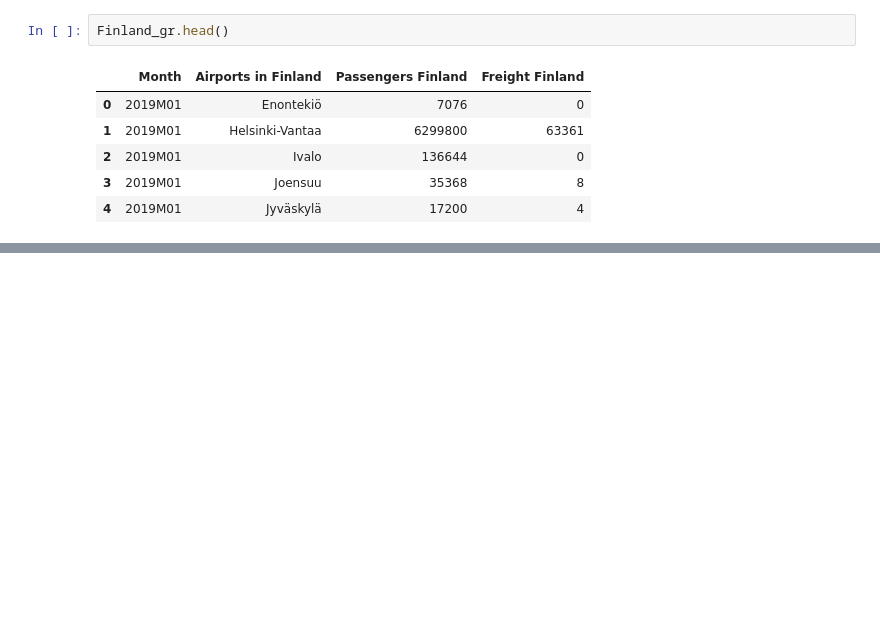
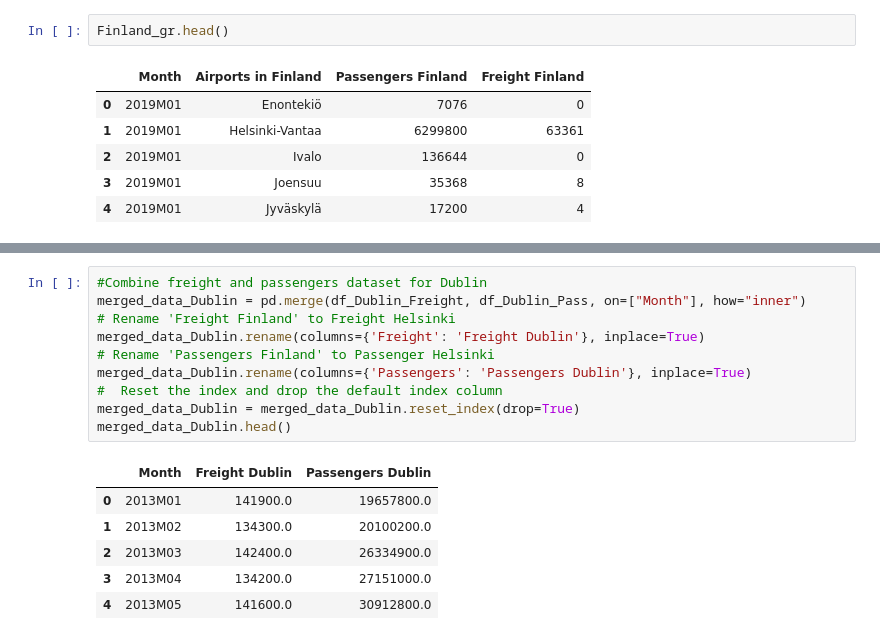
Before and after one commit to ElenaBez/DataAnalytics2, a Jupyter notebook: CA2.ipynb, the cells around one changed output, grey strips where cells are left out. Drawn from its saved outputs; the diff is of its cells as text; blank space fills up the shorter version.

```diff
--- a/CA2.ipynb
+++ b/CA2.ipynb
@@ -280,0 +299,17 @@ memory usage: 318.8+ KB
+# %%
+#Combine freight and passengers dataset for Dublin
+merged_data_Dublin = pd.merge(df_Dublin_Freight, df_Dublin_Pass, on=["Month"], how="inner")
+# Rename 'Freight Finland' to Freight Helsinki
+merged_data_Dublin.rename(columns={'Freight': 'Freight Dublin'}, inplace=True)
+# Rename 'Passengers Finland' to Passenger Helsinki
+merged_data_Dublin.rename(columns={'Passengers': 'Passengers Dublin'}, inplace=True)
+#  Reset the index and drop the default index column
+merged_data_Dublin = merged_data_Dublin.reset_index(drop=True)
+merged_data_Dublin.head()
+# %% [output]
+|  | Month | Freight Dublin | Passengers Dublin |
+| 0 | 2013M01 | 141900.0 | 19657800.0 |
+| 1 | 2013M02 | 134300.0 | 20100200.0 |
+| 2 | 2013M03 | 142400.0 | 26334900.0 |
+| 3 | 2013M04 | 134200.0 | 27151000.0 |
+| 4 | 2013M05 | 141600.0 | 30912800.0 |
```
Also changed, not shown: parts of 19 cells of this notebook.
